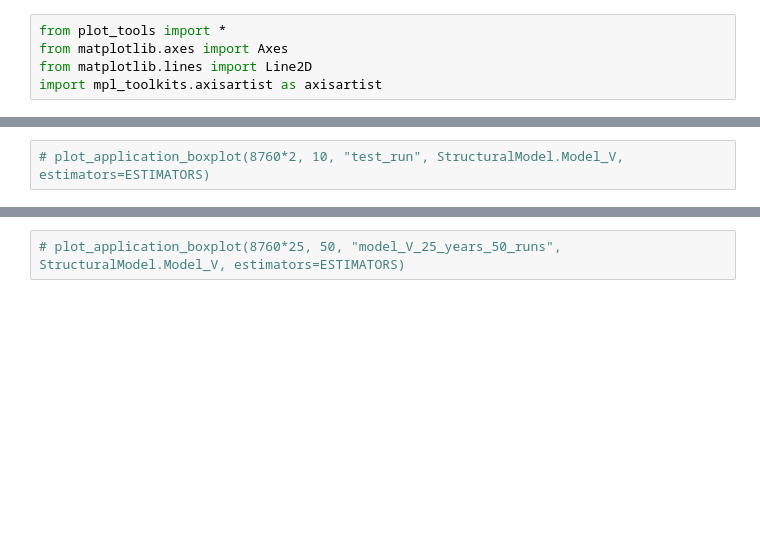
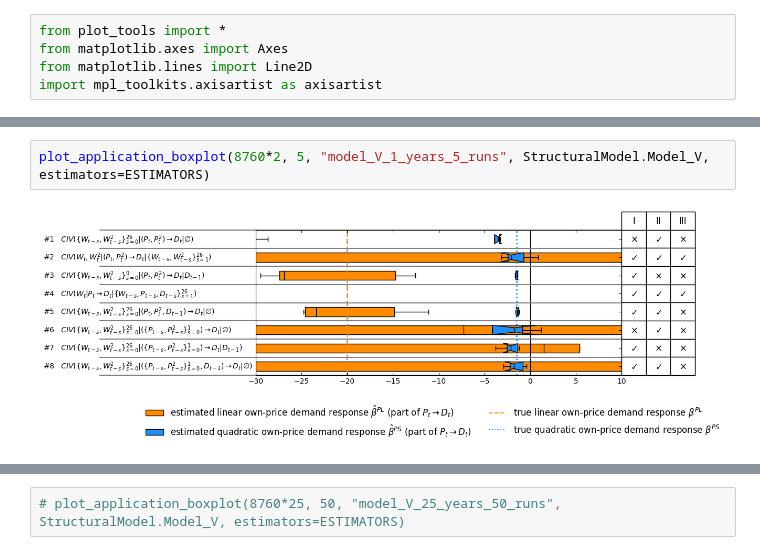
Before and after one commit to jscanales/elasticities_with_graphs, a Jupyter notebook: nonlinear_simulations.ipynb, the cells around one changed output, grey strips where cells are left out. Drawn from its saved outputs; the diff is of its cells as text; blank space fills up the shorter version.

```diff
--- a/nonlinear_simulations.ipynb
+++ b/nonlinear_simulations.ipynb
@@ -386,2 +463,4 @@ def plot_application_boxplot(sample:int, runs:int, output_file:str, model:Struct
-# %%
-# plot_application_boxplot(8760*2, 10, "test_run", StructuralModel.Model_V, estimators=ESTIMATORS)
+# %%
+plot_application_boxplot(8760*2, 5, "model_V_1_years_5_runs", StructuralModel.Model_V, estimators=ESTIMATORS)
+# %% [output]
+[figure, added]
```
Also changed, not shown: parts of 26 cells of this notebook, 11 other files.
